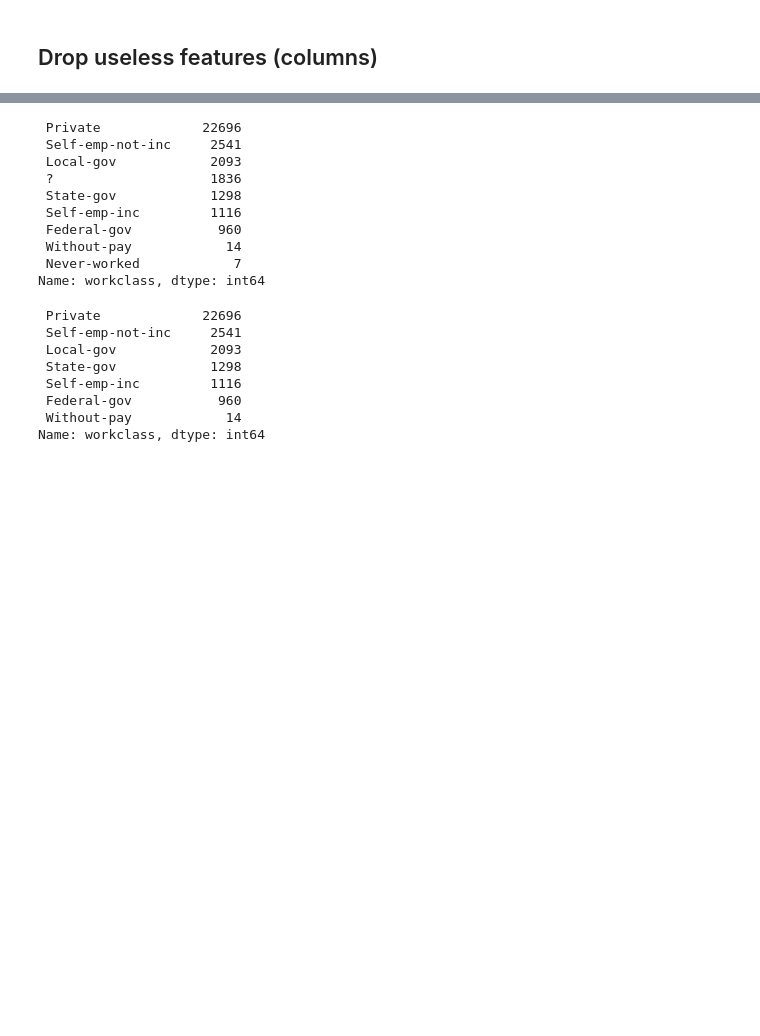
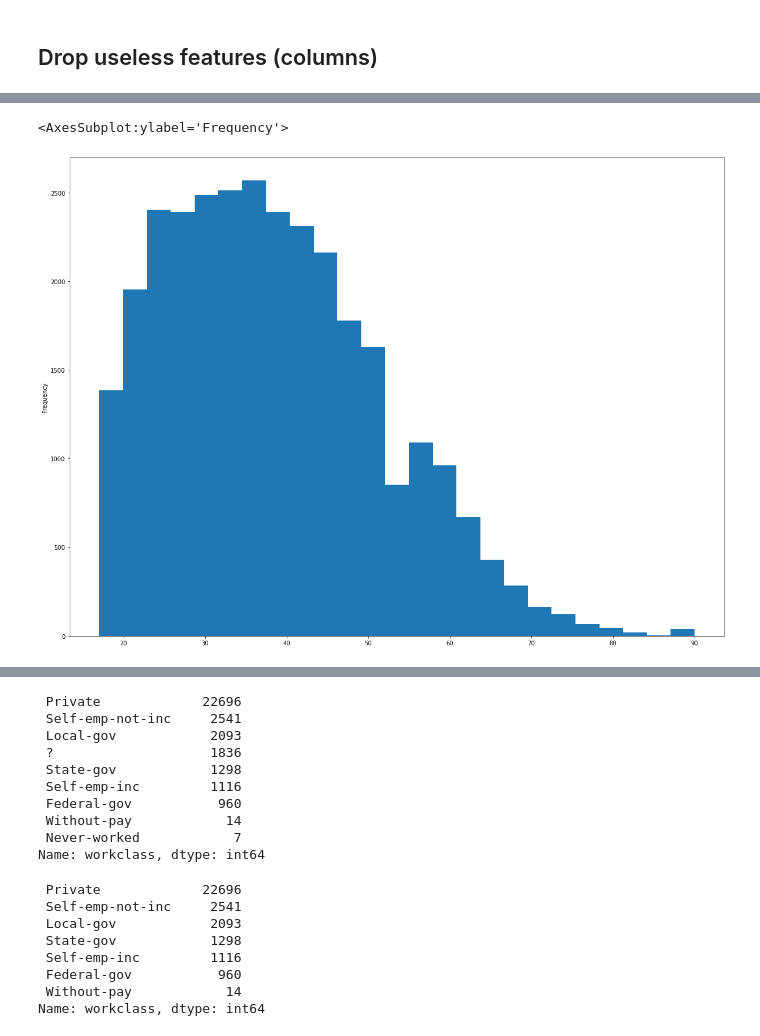
Before and after one commit to AthimetA/FRA503_HW_ML, a Jupyter notebook: inclass-week4.ipynb, the cells around one changed output, grey strips where cells are left out. Saved outputs shown, nothing was run; the diff lists cells and outputs as text; code cells hidden in the pictures; blank space fills up the shorter version.

```diff
--- a/inclass-week4.ipynb
+++ b/inclass-week4.ipynb
@@ -33,3 +69,8 @@ Name: age, Length: 73, dtype: int64
+# %%
+df['age'].plot.hist(bins=25, figsize=(20,15))
+# %% [output]
+<AxesSubplot:ylabel='Frequency'>
+[figure, added]
 # %%
 df.head()
 # %% [output]
```
Also changed, not shown: parts of 19 cells of this notebook.
